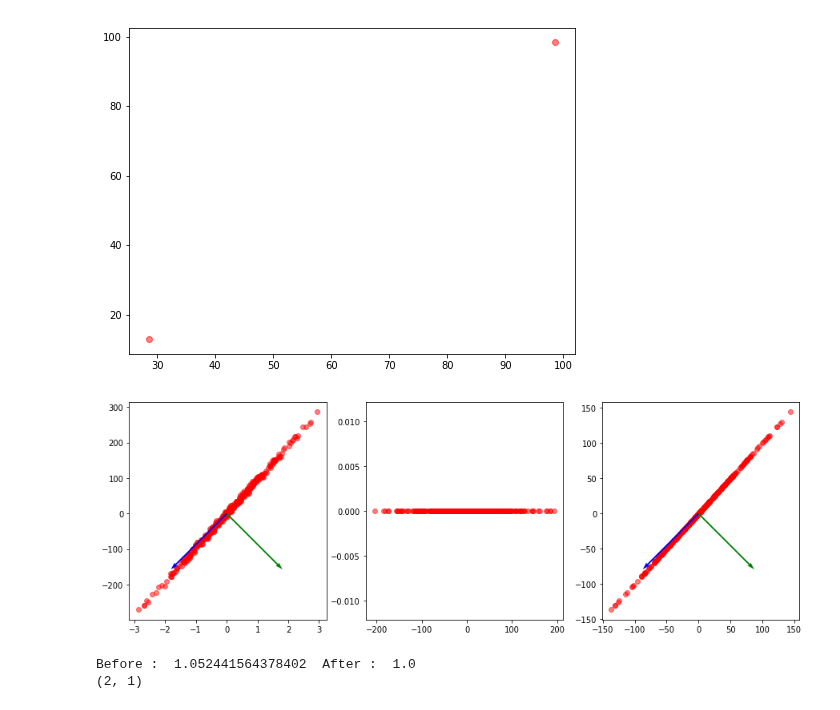
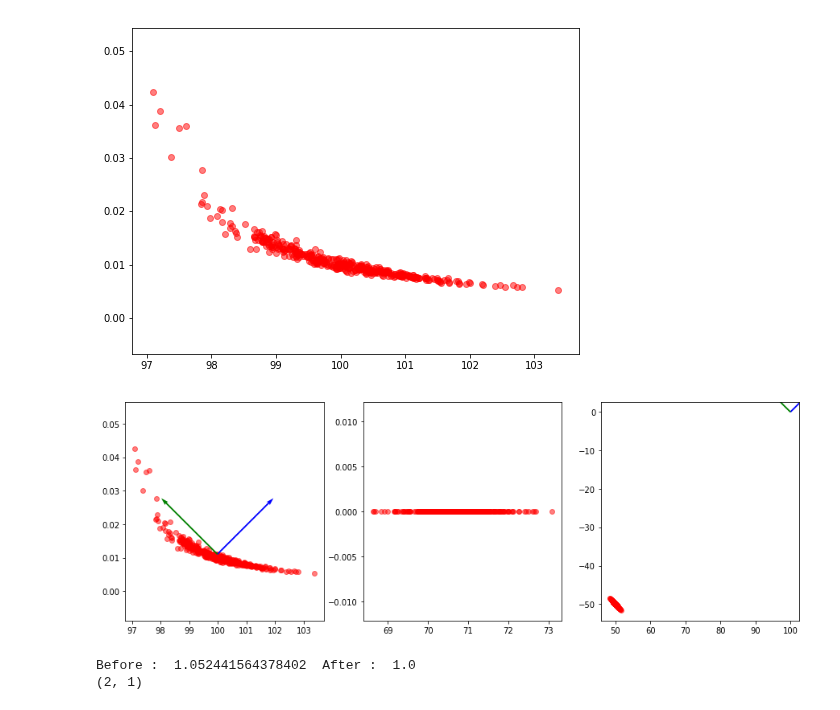
Before and after one commit to JaeDukSeo/Daily-Neural-Network-Practice-3, a Jupyter notebook: sandbox full of trash/Linear Algebra/start and explore.ipynb, the cells around one changed output. Saved outputs shown, nothing was run; the diff lists cells and outputs as text; code cells hidden in the pictures.

```diff
--- a/sandbox full of trash/Linear Algebra/start and explore.ipynb
+++ b/sandbox full of trash/Linear Algebra/start and explore.ipynb
@@ -6,16 +6,16 @@ from sklearn.datasets import make_moons,make_classification,make_regression
 # %%
 # See the data
 # X, y = make_moons(n_samples=300, noise=0.0)
 X,y = make_regression(n_samples=400, n_features=1,noise=5); X = np.concatenate((X,y[:,None]),1) + 100
-X = X.T
+X[:,1] = 1/X[:,1]
 # X = X - X.mean(0)
 plt.figure(figsize=(8,6))
 # plt.scatter(X[y==0, 0], X[y==0, 1], color='red', alpha=0.5)
 # plt.scatter(X[y==1, 0], X[y==1, 1], color='blue', alpha=0.5)
 plt.scatter(X[:, 0], X[:,1], color='red', alpha=0.5)
 plt.show()
 # %% [output]
-[figure, old version]
+[figure, new version]
 # %%
 # traditional PCA
 
@@ -44,7 +44,7 @@ plt.quiver(X.mean(0)[0], X.mean(0)[1], evector[1,0],evector[1,1], color=['g'], s
 
 plt.show()
 # %% [output]
-[figure, old version]
+[figure, new version]
 # %%
 # simple method
 w = np.random.randn(2,1)
```
